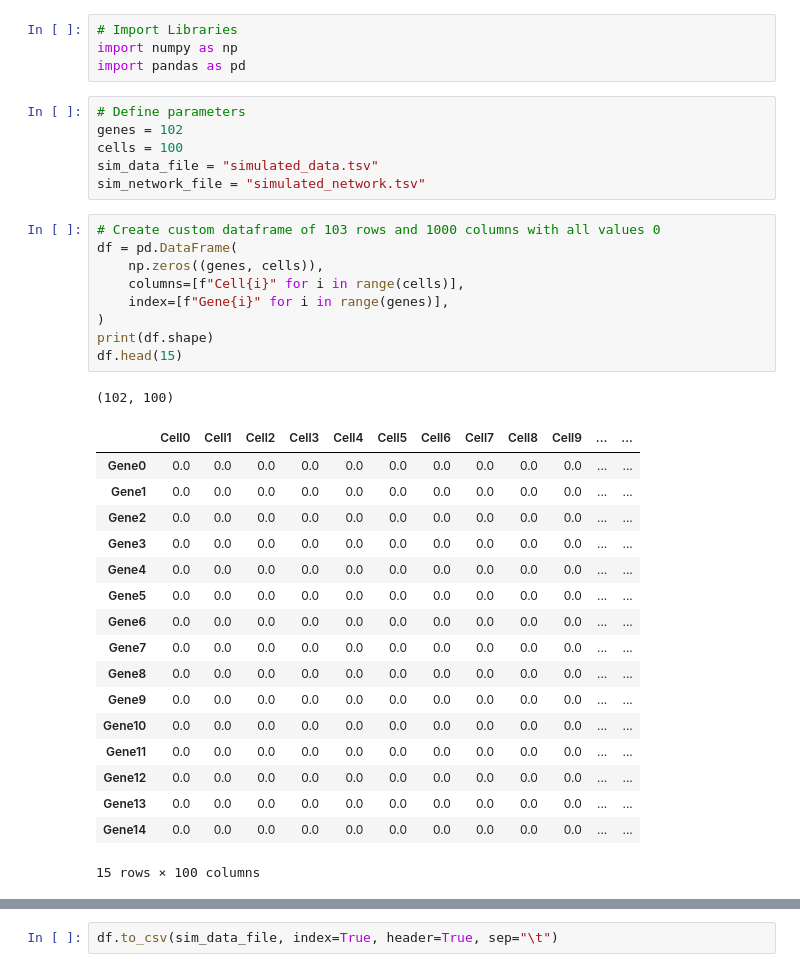
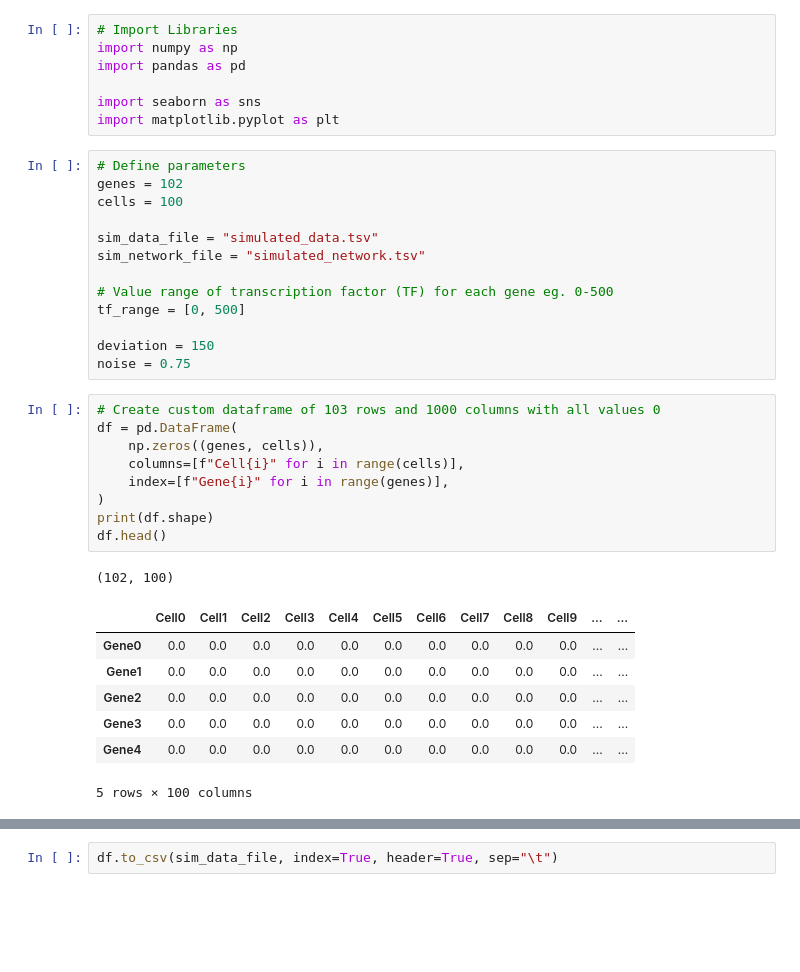
Before and after one commit to KisanThapa/SimulatedSingleCellData, a Jupyter notebook: Simulated.ipynb, the cells around one changed output, grey strips where cells are left out. Drawn from its saved outputs; the diff is of its cells as text; blank space fills up the shorter version.

```diff
--- a/Simulated.ipynb
+++ b/Simulated.ipynb
@@ -2,40 +2,40 @@
 # Import Libraries
 import numpy as np
 import pandas as pd
+
+import seaborn as sns
+import matplotlib.pyplot as plt
 # %%
 # Define parameters
 genes = 102
 cells = 100
+
 sim_data_file = "simulated_data.tsv"
 sim_network_file = "simulated_network.tsv"
+
+# Value range of transcription factor (TF) for each gene eg. 0-500
+tf_range = [0, 500]
+
+deviation = 150
+noise = 0.75
 # %%
 # Create custom dataframe of 103 rows and 1000 columns with all values 0
 df = pd.DataFrame(
     np.zeros((genes, cells)),
     columns=[f"Cell{i}" for i in range(cells)],
     index=[f"Gene{i}" for i in range(genes)],
 )
 print(df.shape)
-df.head(15)
+df.head()
 # %% [output]
 (102, 100)
 |  | Cell0 | Cell1 | Cell2 | Cell3 | Cell4 | Cell5 | Cell6 | Cell7 | Cell8 | Cell9 | ... | ... |
 | Gene0 | 0.0 | 0.0 | 0.0 | 0.0 | 0.0 | 0.0 | 0.0 | 0.0 | 0.0 | 0.0 | ... | ... |
 | Gene1 | 0.0 | 0.0 | 0.0 | 0.0 | 0.0 | 0.0 | 0.0 | 0.0 | 0.0 | 0.0 | ... | ... |
 | Gene2 | 0.0 | 0.0 | 0.0 | 0.0 | 0.0 | 0.0 | 0.0 | 0.0 | 0.0 | 0.0 | ... | ... |
 | Gene3 | 0.0 | 0.0 | 0.0 | 0.0 | 0.0 | 0.0 | 0.0 | 0.0 | 0.0 | 0.0 | ... | ... |
 | Gene4 | 0.0 | 0.0 | 0.0 | 0.0 | 0.0 | 0.0 | 0.0 | 0.0 | 0.0 | 0.0 | ... | ... |
-| Gene5 | 0.0 | 0.0 | 0.0 | 0.0 | 0.0 | 0.0 | 0.0 | 0.0 | 0.0 | 0.0 | ... | ... |
-| Gene6 | 0.0 | 0.0 | 0.0 | 0.0 | 0.0 | 0.0 | 0.0 | 0.0 | 0.0 | 0.0 | ... | ... |
-| Gene7 | 0.0 | 0.0 | 0.0 | 0.0 | 0.0 | 0.0 | 0.0 | 0.0 | 0.0 | 0.0 | ... | ... |
-| Gene8 | 0.0 | 0.0 | 0.0 | 0.0 | 0.0 | 0.0 | 0.0 | 0.0 | 0.0 | 0.0 | ... | ... |
-| Gene9 | 0.0 | 0.0 | 0.0 | 0.0 | 0.0 | 0.0 | 0.0 | 0.0 | 0.0 | 0.0 | ... | ... |
-| Gene10 | 0.0 | 0.0 | 0.0 | 0.0 | 0.0 | 0.0 | 0.0 | 0.0 | 0.0 | 0.0 | ... | ... |
-| Gene11 | 0.0 | 0.0 | 0.0 | 0.0 | 0.0 | 0.0 | 0.0 | 0.0 | 0.0 | 0.0 | ... | ... |
-| Gene12 | 0.0 | 0.0 | 0.0 | 0.0 | 0.0 | 0.0 | 0.0 | 0.0 | 0.0 | 0.0 | ... | ... |
-| Gene13 | 0.0 | 0.0 | 0.0 | 0.0 | 0.0 | 0.0 | 0.0 | 0.0 | 0.0 | 0.0 | ... | ... |
-| Gene14 | 0.0 | 0.0 | 0.0 | 0.0 | 0.0 | 0.0 | 0.0 | 0.0 | 0.0 | 0.0 | ... | ... |
-15 rows × 100 columns
+5 rows × 100 columns
 # %%
 # Change Gene0 and Gene51 in index to TF1 and TF2
 df.rename(index={"Gene0": "TF1", f"Gene{genes // 2}": "TF2"}, inplace=True)
```
Also changed, not shown: parts of 15 cells of this notebook, 1 other file.
